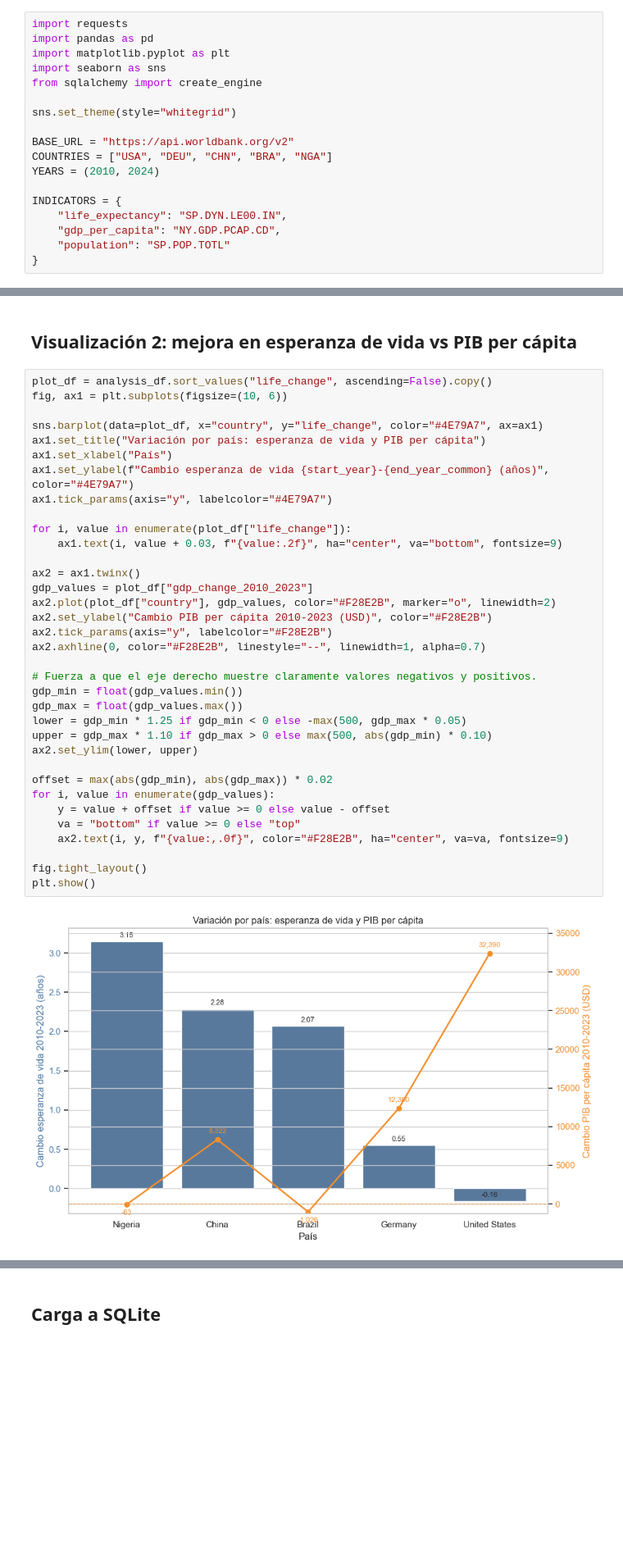
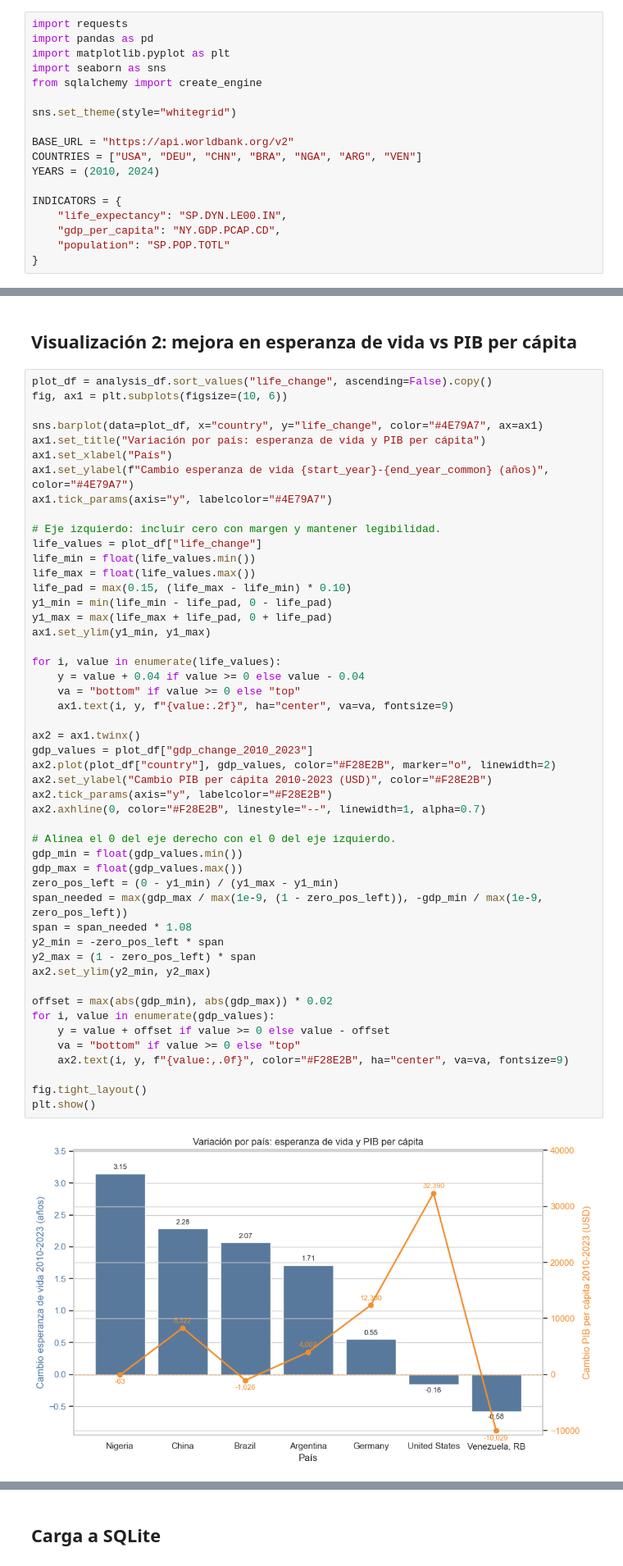
Before and after one commit to Ignadem/interacting-with-api-python-project-tutorial, a Jupyter notebook: src/explore.ipynb, the cells around one changed output, grey strips where cells are left out. Shown at 82% size. Cells and saved outputs as stored; diff of their text form; blank space fills up the shorter version.

Commit message:
Align dual Y axes in chart

```diff
--- a/src/explore.ipynb
+++ b/src/explore.ipynb
@@ -18,7 +18,7 @@ from sqlalchemy import create_engine
 sns.set_theme(style="whitegrid")
 
 BASE_URL = "https://api.worldbank.org/v2"
-COUNTRIES = ["USA", "DEU", "CHN", "BRA", "NGA"]
+COUNTRIES = ["USA", "DEU", "CHN", "BRA", "NGA", "ARG", "VEN"]
 YEARS = (2010, 2024)
 
 INDICATORS = {
@@ -186,37 +208,51 @@ plt.show()
 # %%
 plot_df = analysis_df.sort_values("life_change", ascending=False).copy()
 fig, ax1 = plt.subplots(figsize=(10, 6))
 
 sns.barplot(data=plot_df, x="country", y="life_change", color="#4E79A7", ax=ax1)
 ax1.set_title("Variación por país: esperanza de vida y PIB per cápita")
 ax1.set_xlabel("País")
 ax1.set_ylabel(f"Cambio esperanza de vida {start_year}-{end_year_common} (años)", color="#4E79A7")
 ax1.tick_params(axis="y", labelcolor="#4E79A7")
 
-for i, value in enumerate(plot_df["life_change"]):
-    ax1.text(i, value + 0.03, f"{value:.2f}", ha="center", va="bottom", fontsize=9)
+# Eje izquierdo: incluir cero con margen y mantener legibilidad.
+life_values = plot_df["life_change"]
+life_min = float(life_values.min())
+life_max = float(life_values.max())
+life_pad = max(0.15, (life_max - life_min) * 0.10)
+y1_min = min(life_min - life_pad, 0 - life_pad)
+y1_max = max(life_max + life_pad, 0 + life_pad)
+ax1.set_ylim(y1_min, y1_max)
+
+for i, value in enumerate(life_values):
+    y = value + 0.04 if value >= 0 else value - 0.04
+    va = "bottom" if value >= 0 else "top"
+    ax1.text(i, y, f"{value:.2f}", ha="center", va=va, fontsize=9)
 
 ax2 = ax1.twinx()
 gdp_values = plot_df["gdp_change_2010_2023"]
 ax2.plot(plot_df["country"], gdp_values, color="#F28E2B", marker="o", linewidth=2)
 ax2.set_ylabel("Cambio PIB per cápita 2010-2023 (USD)", color="#F28E2B")
 ax2.tick_params(axis="y", labelcolor="#F28E2B")
 ax2.axhline(0, color="#F28E2B", linestyle="--", linewidth=1, alpha=0.7)
 
-# Fuerza a que el eje derecho muestre claramente valores negativos y positivos.
+# Alinea el 0 del eje derecho con el 0 del eje izquierdo.
 gdp_min = float(gdp_values.min())
 gdp_max = float(gdp_values.max())
-lower = gdp_min * 1.25 if gdp_min < 0 else -max(500, gdp_max * 0.05)
-upper = gdp_max * 1.10 if gdp_max > 0 else max(500, abs(gdp_min) * 0.10)
-ax2.set_ylim(lower, upper)
+zero_pos_left = (0 - y1_min) / (y1_max - y1_min)
+span_needed = max(gdp_max / max(1e-9, (1 - zero_pos_left)), -gdp_min / max(1e-9, zero_pos_left))
+span = span_needed * 1.08
+y2_min = -zero_pos_left * span
+y2_max = (1 - zero_pos_left) * span
+ax2.set_ylim(y2_min, y2_max)
 
 offset = max(abs(gdp_min), abs(gdp_max)) * 0.02
 for i, value in enumerate(gdp_values):
     y = value + offset if value >= 0 else value - offset
     va = "bottom" if value >= 0 else "top"
     ax2.text(i, y, f"{value:,.0f}", color="#F28E2B", ha="center", va=va, fontsize=9)
 
 fig.tight_layout()
 plt.show()
 # %% [output]
-[figure, old version]
+[figure, new version]
```
Also changed, not shown: parts of 11 cells of this notebook, 2 other files.
